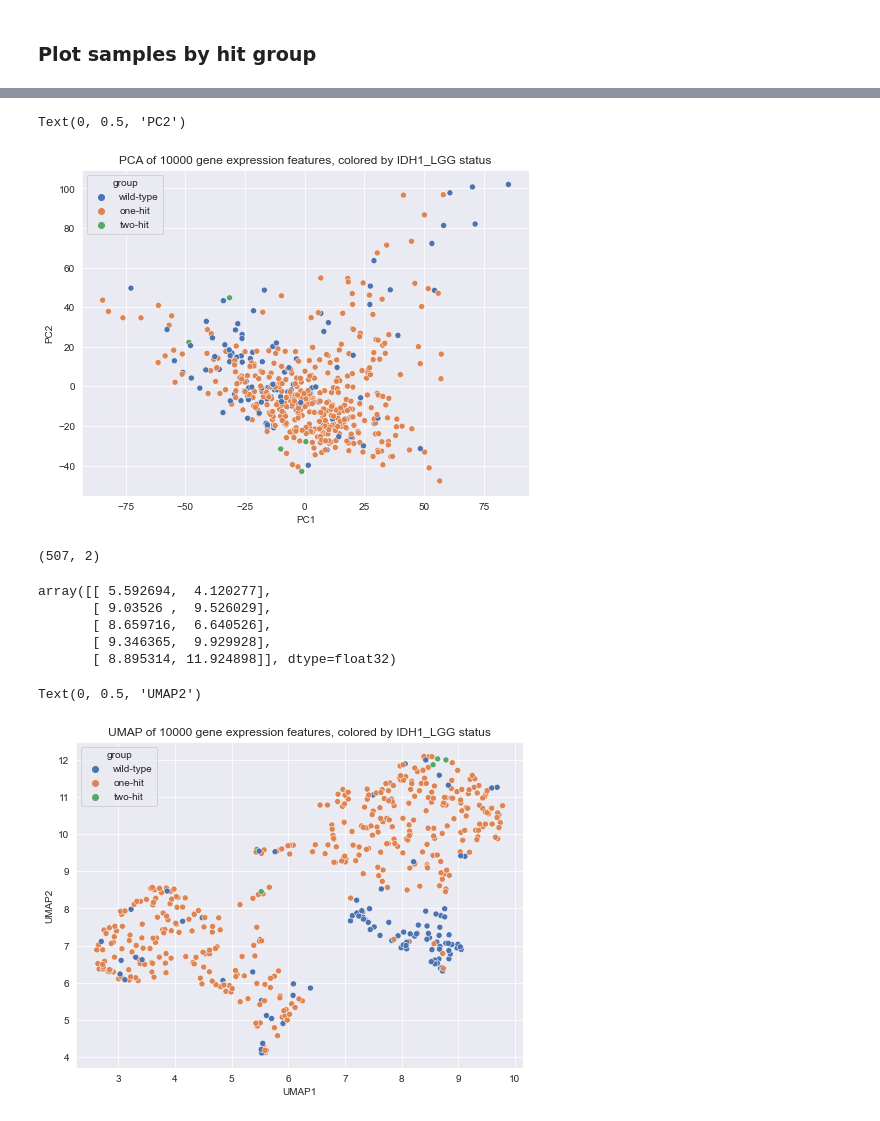
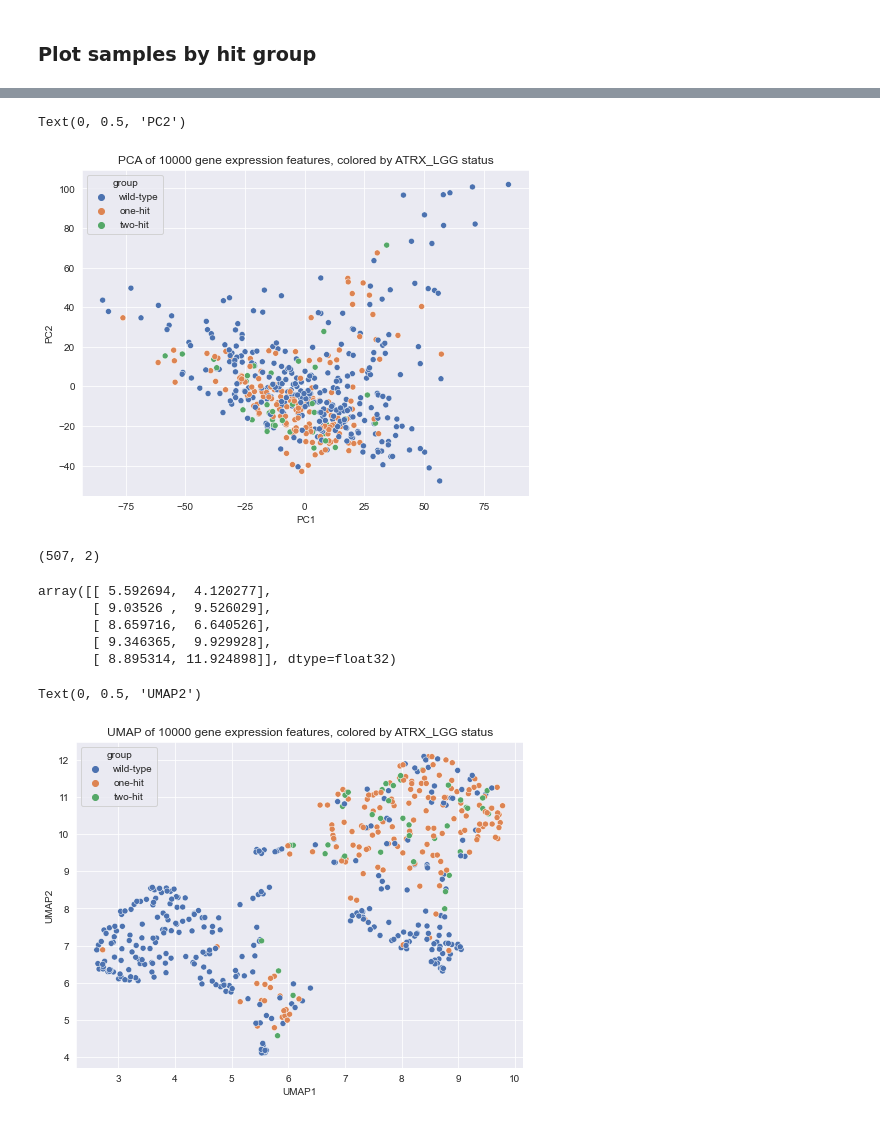
Before and after one commit to greenelab/mutation-fn, a Jupyter notebook: 6_survival_analysis/expression_eda.ipynb, the cells around one changed output, grey strips where cells are left out. Cells and saved outputs as stored; diff of their text form; code cells hidden in the pictures.

```diff
--- a/6_survival_analysis/expression_eda.ipynb
+++ b/6_survival_analysis/expression_eda.ipynb
@@ -175,10 +175,12 @@ if subset_feats is not None:
     )
     top_feats = mad_ranking[:subset_feats].index.astype(str).values
     print(top_feats[:5])
-    exp_df = exp_df.reindex(top_feats, axis='columns')
+    exp_mad_df = exp_df.reindex(top_feats, axis='columns')
+else:
+    exp_mad_df = exp_df
 
-print(exp_df.shape)
-exp_df.iloc[:5, :5]
+print(exp_mad_df.shape)
+exp_mad_df.iloc[:5, :5]
 # %% [output]
 ['126695' '10053' '147798' '54845' '582']
 (11060, 10000)
@@ -218,15 +220,15 @@ def get_hits_for_gene_and_tissue(identifier, cancer_classification):
         {'group': one_hit_samples + two_hit_samples}
     )
 # %%
-identifier = 'IDH1_LGG'
+identifier = 'ATRX_LGG'
 cancer_classification = 'Oncogene'
 
 sample_mut_df = get_hits_for_gene_and_tissue(identifier, cancer_classification)
 
 # make sure sample data overlaps exactly with expression data
-overlap_ixs = sample_mut_df.index.intersection(exp_df.index)
+overlap_ixs = sample_mut_df.index.intersection(exp_mad_df.index)
 sample_mut_df = sample_mut_df.loc[overlap_ixs, :].copy()
-exp_df = exp_df.loc[overlap_ixs, :].copy()
+exp_mad_df = exp_mad_df.loc[overlap_ixs, :].copy()
 
 # add group info for legends
 sample_mut_df['group'] = sample_mut_df.group.map({
@@ -270,7 +272,8 @@ sns.set({'figure.figsize': (8, 6)})
 
 sns.scatterplot(x=X_proj_pca[:, 0],
                 y=X_proj_pca[:, 1],
-                hue=sample_mut_df.group)
+                hue=sample_mut_df.group,
+                hue_order=['wild-type', 'one-hit', 'two-hit'])
 
 plt.title('PCA of {} {} features, colored by {} status'.format(
     subset_feats, data_type, identifier))
@@ -278,13 +281,13 @@ plt.xlabel('PC1')
 plt.ylabel('PC2')
 # %% [output]
 Text(0, 0.5, 'PC2')
-[figure, old version]
+[figure, new version]
 # %%
 from umap import UMAP
 
 reducer = UMAP(n_components=2, random_state=42)
 
-X_proj_umap = reducer.fit_transform(exp_df)
+X_proj_umap = reducer.fit_transform(exp_mad_df)
 
 print(X_proj_umap.shape)
 X_proj_umap[:5, :5]
@@ -298,14 +301,15 @@ array([[ 5.592694,  4.120277],
 # %%
 sns.set({'figure.figsize': (8, 6)})
 
 sns.scatterplot(x=X_proj_umap[:, 0],
                 y=X_proj_umap[:, 1],
-                hue=sample_mut_df.group)
+                hue=sample_mut_df.group,
+                hue_order=['wild-type', 'one-hit', 'two-hit'])
 
 plt.title('UMAP of {} {} features, colored by {} status'.format(
     subset_feats, data_type, identifier))
 plt.xlabel('UMAP1')
 plt.ylabel('UMAP2')
 # %% [output]
 Text(0, 0.5, 'UMAP2')
-[figure, old version]
+[figure, new version]
```
Also changed, not shown: parts of 9 cells of this notebook, 1 other file.
